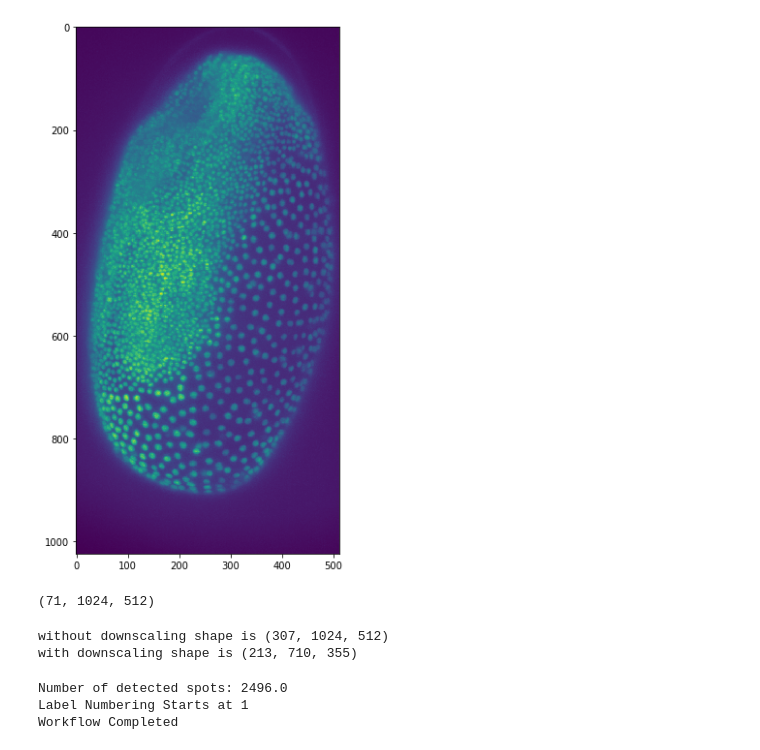
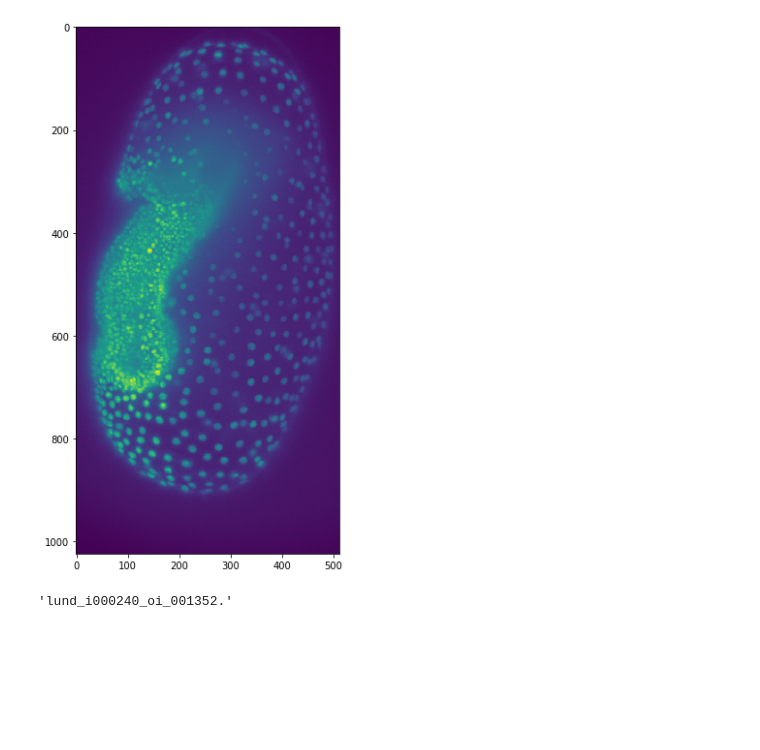
Before and after one commit to lukasz-migas/napari-clusters-plotter, a Jupyter notebook: docs/Timelapse Processing.ipynb, the cells around one changed output. Drawn from its saved outputs; the diff is of its cells as text; code cells hidden in the pictures; blank space fills up the shorter version.

```diff
--- a/docs/Timelapse Processing.ipynb
+++ b/docs/Timelapse Processing.ipynb
@@ -14,42 +31,19 @@ metadata
 # %%
 %matplotlib inline
-tribolium = imread('lund_i000217_oi_001007.tif')
+
+data_location = "D:Uni/Data/Lund Zenodo/"
+index = 240
+filename = 'lund_i{0:06d}_oi_{1:06d}.tif'.format(metadata.index[index], metadata.original_index[index])
+tribolium = imread(data_location + filename)
+
 plt.figure(figsize=(10,10))
 cle.imshow(tribolium)
 # %% [output]
-[figure, old version]
+[figure, new version]
-# %%
-tribolium.shape
-# %% [output]
-(71, 1024, 512)
-# %%
-def resample_isotropic_nodownsample(image_3d,voxelsize_zyx):
-    import numpy as np
-    import pyclesperanto_prototype as cle
-    # we need to select a powerful GPU for this
-    cle.select_device("GTX")
-    if voxelsize_zyx[2] == voxelsize_zyx[1]:
-        voxelsize_zyx = np.array(voxelsize_zyx)
-        norm_voxelsize = voxelsize_zyx/voxelsize_zyx[2]
-        input_image = cle.push_zyx(image_3d)
-        resampled_image = cle.resample(input_image, factor_x=norm_voxelsize[2],
-                                       factor_y=norm_voxelsize[1], factor_z=norm_voxelsize[0])
-        image_array = cle.pull_zyx(resampled_image)
-        return image_array
-
-voxel_size_zyx = [3.0, 0.6934, 0.6934]
-resampled_tribolium_no_downscale = resample_isotropic_nodownsample(cle.push(tribolium), voxel_size_zyx)
-print('without downscaling shape is {}'.format(resampled_tribolium_no_downscale.shape))
-
-resampled_tribolium = cle.pull(cle.resample(cle.push(tribolium),
-                                            factor_x=voxel_size_zyx[2],
-                                            factor_y=voxel_size_zyx[1],
-                                            factor_z=voxel_size_zyx[0])
-                               )
-print('with downscaling shape is {}'.format(resampled_tribolium.shape))
-# %% [output]
-without downscaling shape is (307, 1024, 512)
-with downscaling shape is (213, 710, 355)
+# %%
+filename[:-3]
+# %% [output]
+'lund_i000240_oi_001352.'
 # %%
 # This workflow does a good job of approximating cellular regions around the nuclei
 def workflow(image, number_of_dilations = 10, number_of_erosions = 4):
@@ -113,12 +107,7 @@ def workflow(image, number_of_dilations = 10, number_of_erosions = 4):
 
     alllabels = cle.close_index_gaps_in_label_map(gpu_labels)
     output = cle.pull(alllabels)
+    alllabels = None
     print('Label Numbering Starts at {val}'.format(val = np.min(output[np.nonzero(output)])))
     print('Workflow Completed')
     return output
-
-labels = workflow(resampled_tribolium)
-# %% [output]
-Number of detected spots: 2496.0
-Label Numbering Starts at 1
-Workflow Completed
```
Also changed, not shown: parts of 6 cells of this notebook, 1 other file.
